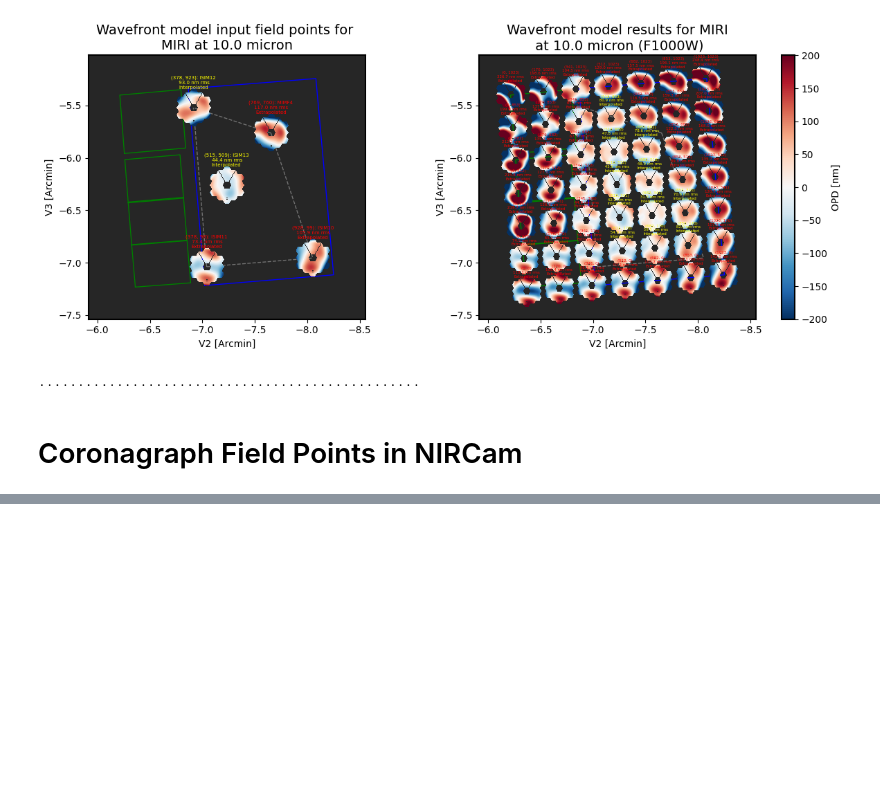
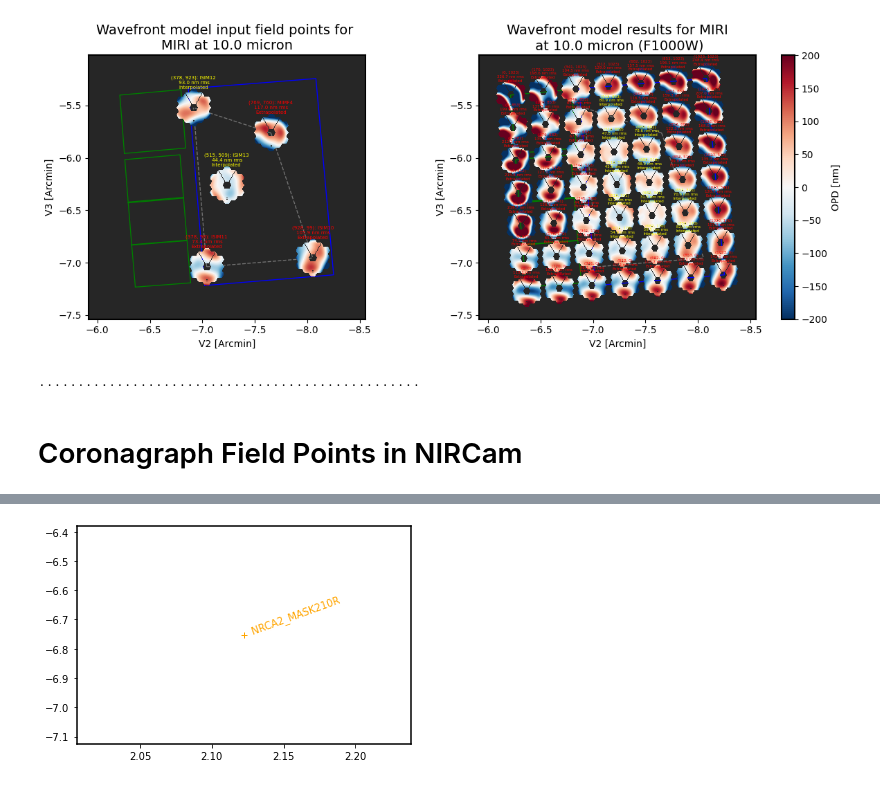
Before and after one commit to spacetelescope/webbpsf, a Jupyter notebook: dev_utils/Plot SI WFE Field Dependence.ipynb, the cells around one changed output, grey strips where cells are left out. Cells and saved outputs as stored; diff of their text form; code cells hidden in the pictures; blank space fills up the shorter version.

Commit message:
Implement SI WFE plotting for NIRCam coronagraphy

```diff
--- a/dev_utils/Plot SI WFE Field Dependence.ipynb
+++ b/dev_utils/Plot SI WFE Field Dependence.ipynb
@@ -417,6 +471,6 @@ plot_input_and_interpolated_wfe(fgs2, nplots=7)
 # %% [markdown]
 # Coronagraph Field Points in NIRCam
 # %%
-nircamswa.filter='F200W'
+nircamswa.filter='F210M'  # Nominal TA filter
 nircamswa.image_mask = 'MASK210R'
-nircamswa.pupil_mask = 'CIRCLYOT'
+nircamswa.pupil_mask = 'MASKRND'
@@ -465,0 +570,13 @@ main_opd_plot(nircamswa, verbose=True)
+# %%
+def plot_coron_location(inst, apername, ax = None, **kwargs):
+    v2,v3 = inst.siaf.apertures[apername].V2Ref, inst.siaf.apertures[apername].V3Ref
+
+    if ax is None:
+        ax = plt.gca()
+    ax.scatter(v2/60, v3/60, marker='+', color='orange')
+    ax.text(v2/60, v3/60, f"  {apername}", color='orange', rotation=20, **kwargs)
+
+
+plot_coron_location(nircamswa, 'NRCA2_MASK210R')
+# %% [output]
+[figure, added]
```
Also changed, not shown: parts of 21 cells of this notebook.
